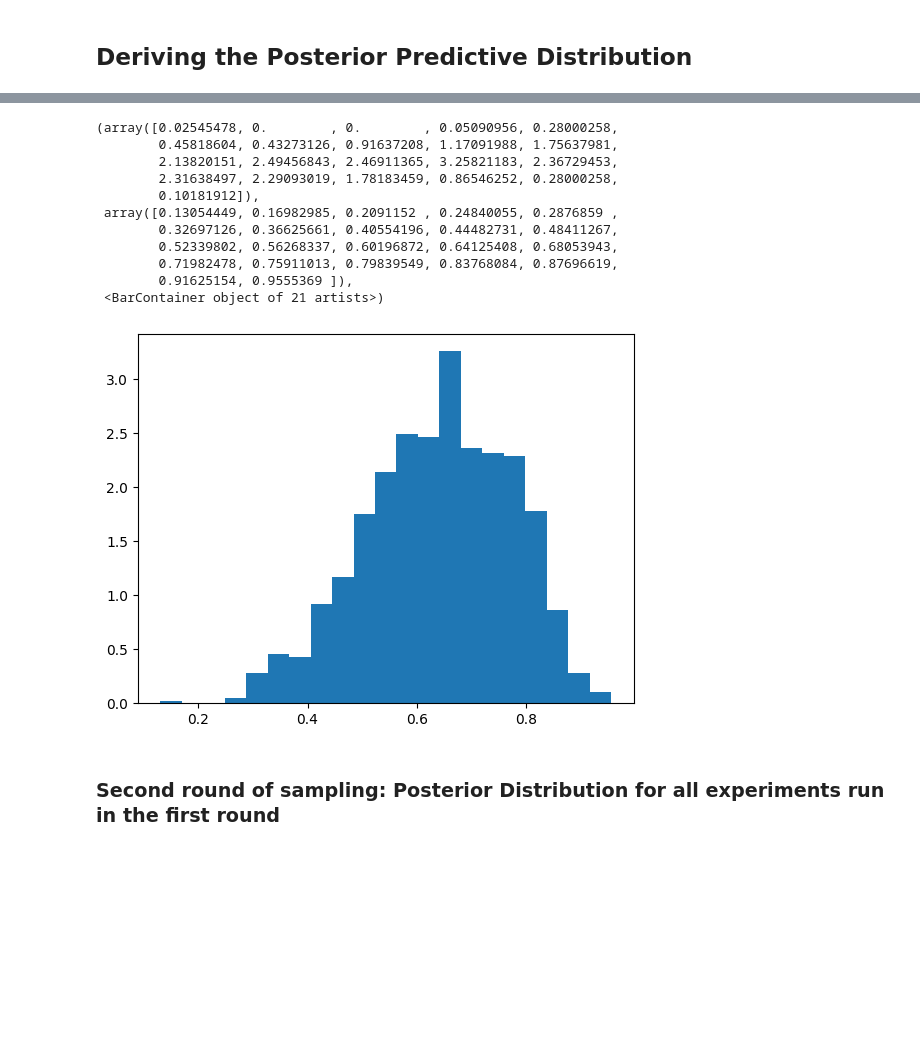
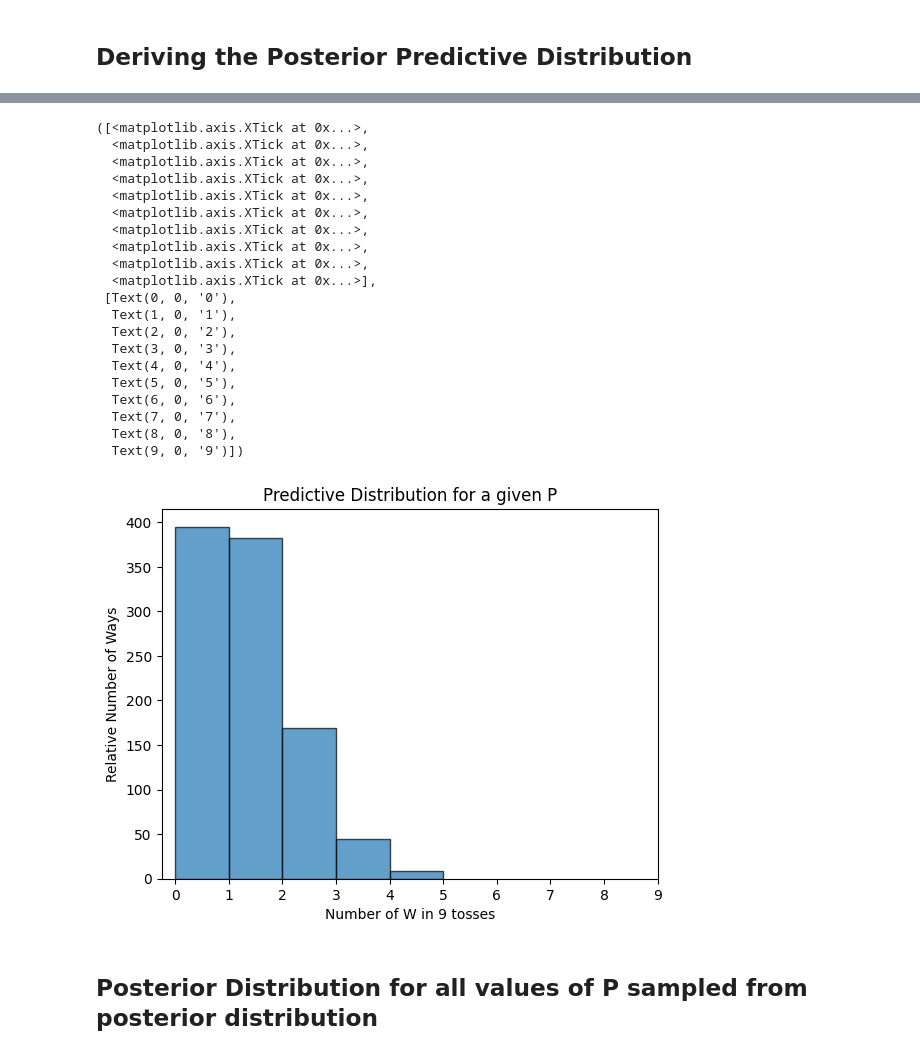
Before and after one commit to statistactics/stats-redo, a Jupyter notebook: Practice Exercises/Ex1_Garden of Forks.ipynb, the cells around one changed output, grey strips where cells are left out. Saved outputs shown, nothing was run; the diff lists cells and outputs as text; code cells hidden in the pictures; blank space fills up the shorter version.

Commit message:
AI assisted learning of the posterior predictive distribution

```diff
--- a/Practice Exercises/Ex1_Garden of Forks.ipynb
+++ b/Practice Exercises/Ex1_Garden of Forks.ipynb
@@ -342,19 +259,0 @@ sum_w
-# %%
-# Visualize cumulative results of all experiments
-
-fig, ax = plt.subplots (1,1)
-
-ax.hist(beta.rvs(a = 6+1, b = 3+1, size = 1000), density = True, bins = "auto")
-# %% [output]
-(array([0.02545478, 0.        , 0.        , 0.05090956, 0.28000258,
-        0.45818604, 0.43273126, 0.91637208, 1.17091988, 1.75637981,
-        2.13820151, 2.49456843, 2.46911365, 3.25821183, 2.36729453,
-        2.31638497, 2.29093019, 1.78183459, 0.86546252, 0.28000258,
-        0.10181912]),
- array([0.13054449, 0.16982985, 0.2091152 , 0.24840055, 0.2876859 ,
-        0.32697126, 0.36625661, 0.40554196, 0.44482731, 0.48411267,
-        0.52339802, 0.56268337, 0.60196872, 0.64125408, 0.68053943,
-        0.71982478, 0.75911013, 0.79839549, 0.83768084, 0.87696619,
-        0.91625154, 0.9555369 ]),
- <BarContainer object of 21 artists>)
-[figure, removed]
@@ -369,2 +260,38 @@ fig, ax = plt.subplots(1,1)
-# %% [markdown]
-### Second round of sampling: Posterior Distribution for all experiments run in the first round
+# %%
+# Predictive distribution for a FIXED p = 0.7
+p_fixed = 0.1
+predictive_samples = []
+for _ in range(1000):
+    experiment = globe_sampling(p_fixed, N=9)
+    predictive_samples.append(sum(x == "W" for x in experiment))
+
+# Visualize the predictive distribution for a given p
+plt.hist(predictive_samples, bins="auto", alpha=0.7, edgecolor='black')
+plt.xlabel("Number of W in 9 tosses")
+plt.ylabel("Relative Number of Ways")
+plt.title("Predictive Distribution for a given P")
+plt.xticks(range(10))
+# %% [output]
+([<matplotlib.axis.XTick at 0x...>,
+  <matplotlib.axis.XTick at 0x...>,
+  <matplotlib.axis.XTick at 0x...>,
+  <matplotlib.axis.XTick at 0x...>,
+  <matplotlib.axis.XTick at 0x...>,
+  <matplotlib.axis.XTick at 0x...>,
+  <matplotlib.axis.XTick at 0x...>,
+  <matplotlib.axis.XTick at 0x...>,
+  <matplotlib.axis.XTick at 0x...>,
+  <matplotlib.axis.XTick at 0x...>],
+ [Text(0, 0, '0'),
+  Text(1, 0, '1'),
+  Text(2, 0, '2'),
+  Text(3, 0, '3'),
+  Text(4, 0, '4'),
+  Text(5, 0, '5'),
+  Text(6, 0, '6'),
+  Text(7, 0, '7'),
+  Text(8, 0, '8'),
+  Text(9, 0, '9')])
+[figure, added]
+# %% [markdown]
+## Posterior Distribution for all values of P sampled from posterior distribution
```
Also changed, not shown: parts of 24 cells of this notebook.
